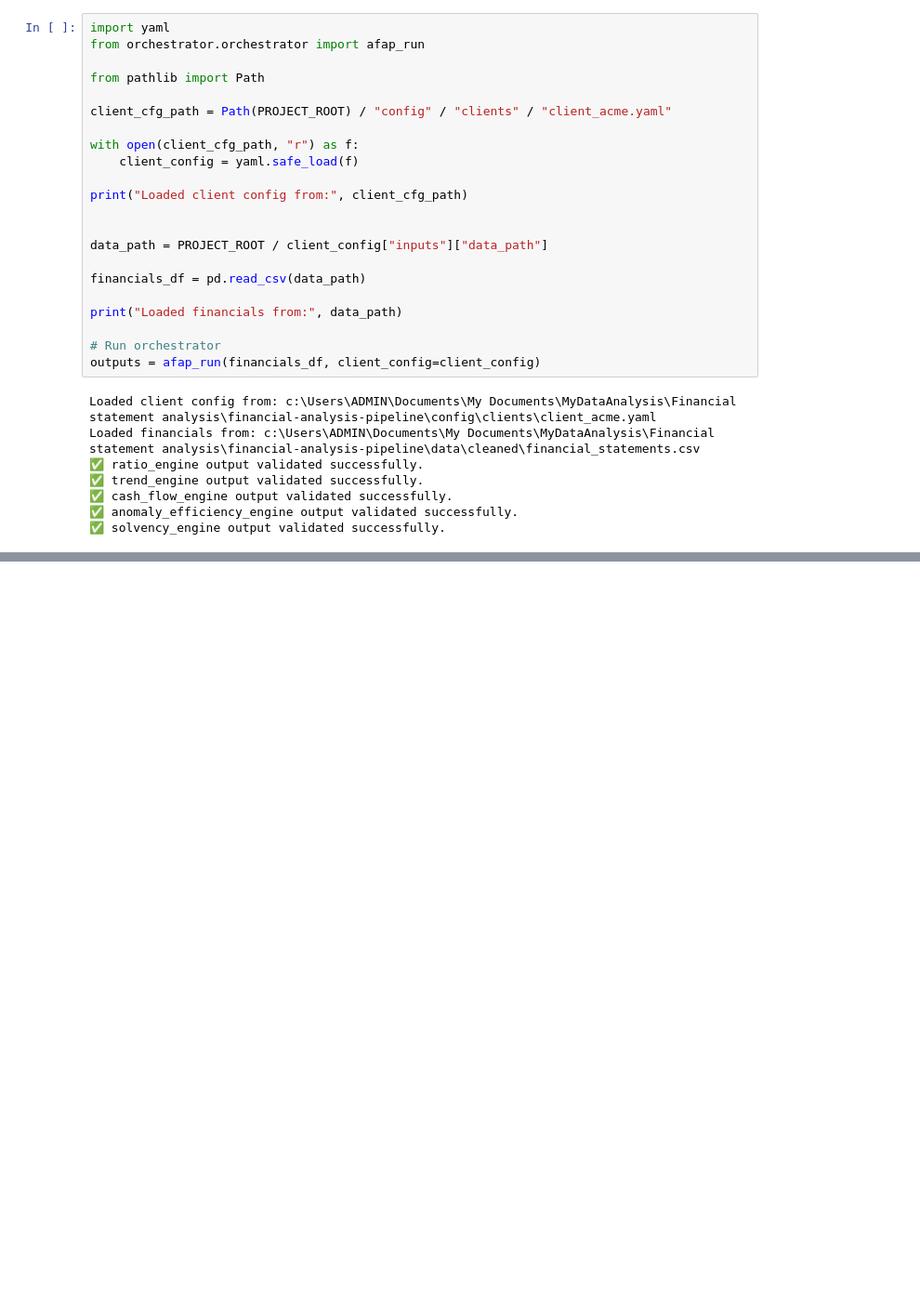
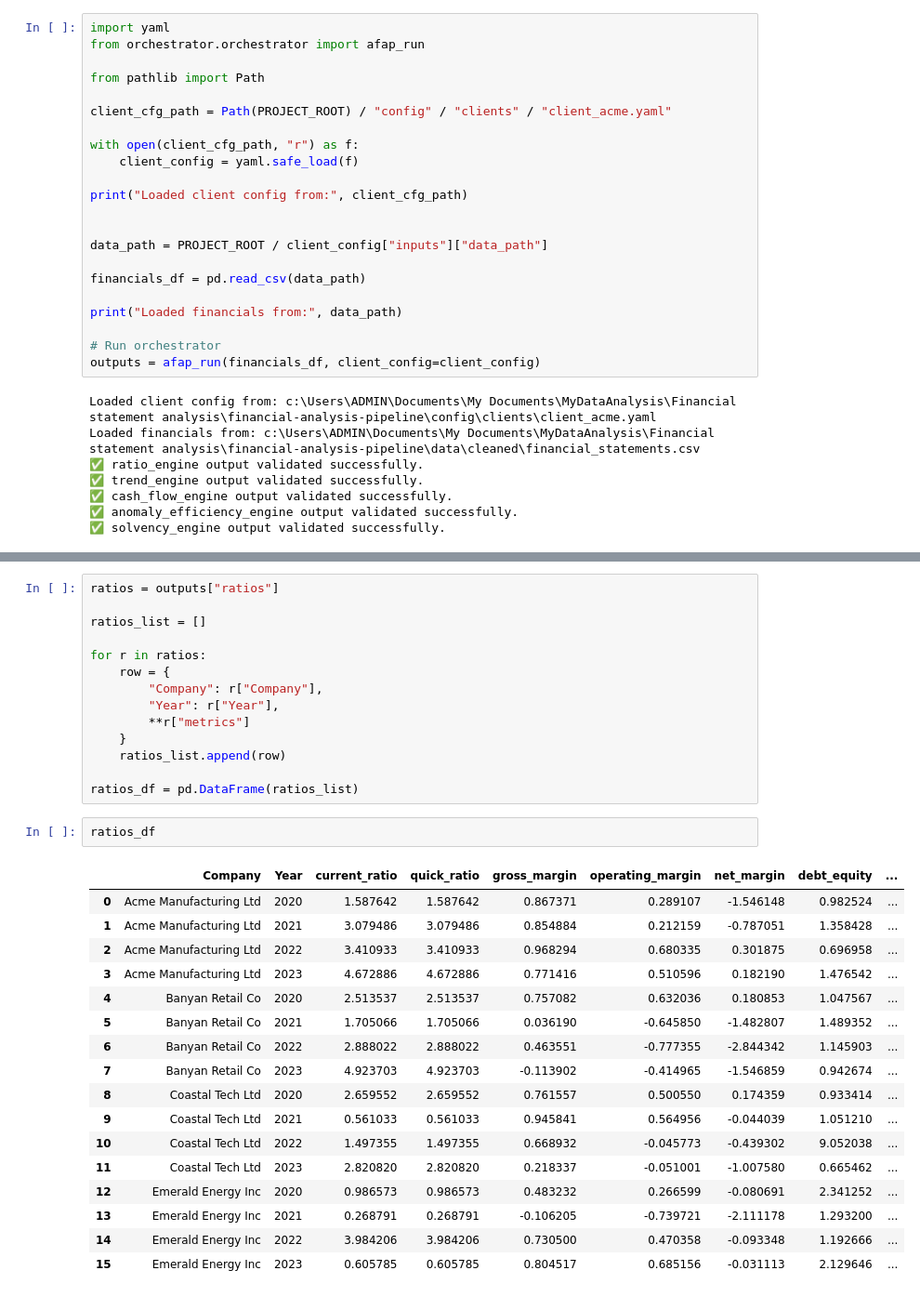
Before and after one commit to Ich-ii/financial-analysis-pipeline-2, a Jupyter notebook: financial-analysis-pipeline/notebooks/10_client_config_validation.ipynb, the cells around one changed output, grey strips where cells are left out. Shown at 93% size. Cells and saved outputs as stored; diff of their text form; blank space fills up the shorter version.

```diff
--- a/financial-analysis-pipeline/notebooks/10_client_config_validation.ipynb
+++ b/financial-analysis-pipeline/notebooks/10_client_config_validation.ipynb
@@ -88 +88,35 @@ outputs
  'profile_used': 'full_diagnostic'}
+# %%
+ratios = outputs["ratios"]
+
+ratios_list = []
+
+for r in ratios:
+    row = {
+        "Company": r["Company"],
+        "Year": r["Year"],
+        **r["metrics"]
+    }
+    ratios_list.append(row)
+
+ratios_df = pd.DataFrame(ratios_list)
+# %%
+ratios_df
+# %% [output]
+|  | Company | Year | current_ratio | quick_ratio | gross_margin | operating_margin | net_margin | debt_equity | ... |
+| 0 | Acme Manufacturing Ltd | 2020 | 1.587642 | 1.587642 | 0.867371 | 0.289107 | -1.546148 | 0.982524 | ... |
+| 1 | Acme Manufacturing Ltd | 2021 | 3.079486 | 3.079486 | 0.854884 | 0.212159 | -0.787051 | 1.358428 | ... |
+| 2 | Acme Manufacturing Ltd | 2022 | 3.410933 | 3.410933 | 0.968294 | 0.680335 | 0.301875 | 0.696958 | ... |
+| 3 | Acme Manufacturing Ltd | 2023 | 4.672886 | 4.672886 | 0.771416 | 0.510596 | 0.182190 | 1.476542 | ... |
+| 4 | Banyan Retail Co | 2020 | 2.513537 | 2.513537 | 0.757082 | 0.632036 | 0.180853 | 1.047567 | ... |
+| 5 | Banyan Retail Co | 2021 | 1.705066 | 1.705066 | 0.036190 | -0.645850 | -1.482807 | 1.489352 | ... |
+| 6 | Banyan Retail Co | 2022 | 2.888022 | 2.888022 | 0.463551 | -0.777355 | -2.844342 | 1.145903 | ... |
+| 7 | Banyan Retail Co | 2023 | 4.923703 | 4.923703 | -0.113902 | -0.414965 | -1.546859 | 0.942674 | ... |
+| 8 | Coastal Tech Ltd | 2020 | 2.659552 | 2.659552 | 0.761557 | 0.500550 | 0.174359 | 0.933414 | ... |
+| 9 | Coastal Tech Ltd | 2021 | 0.561033 | 0.561033 | 0.945841 | 0.564956 | -0.044039 | 1.051210 | ... |
+| 10 | Coastal Tech Ltd | 2022 | 1.497355 | 1.497355 | 0.668932 | -0.045773 | -0.439302 | 9.052038 | ... |
+| 11 | Coastal Tech Ltd | 2023 | 2.820820 | 2.820820 | 0.218337 | -0.051001 | -1.007580 | 0.665462 | ... |
+| 12 | Emerald Energy Inc | 2020 | 0.986573 | 0.986573 | 0.483232 | 0.266599 | -0.080691 | 2.341252 | ... |
+| 13 | Emerald Energy Inc | 2021 | 0.268791 | 0.268791 | -0.106205 | -0.739721 | -2.111178 | 1.293200 | ... |
+| 14 | Emerald Energy Inc | 2022 | 3.984206 | 3.984206 | 0.730500 | 0.470358 | -0.093348 | 1.192666 | ... |
+| 15 | Emerald Energy Inc | 2023 | 0.605785 | 0.605785 | 0.804517 | 0.685156 | -0.031113 | 2.129646 | ... |
```
Also changed, not shown: parts of 6 cells of this notebook, 2 other files.
